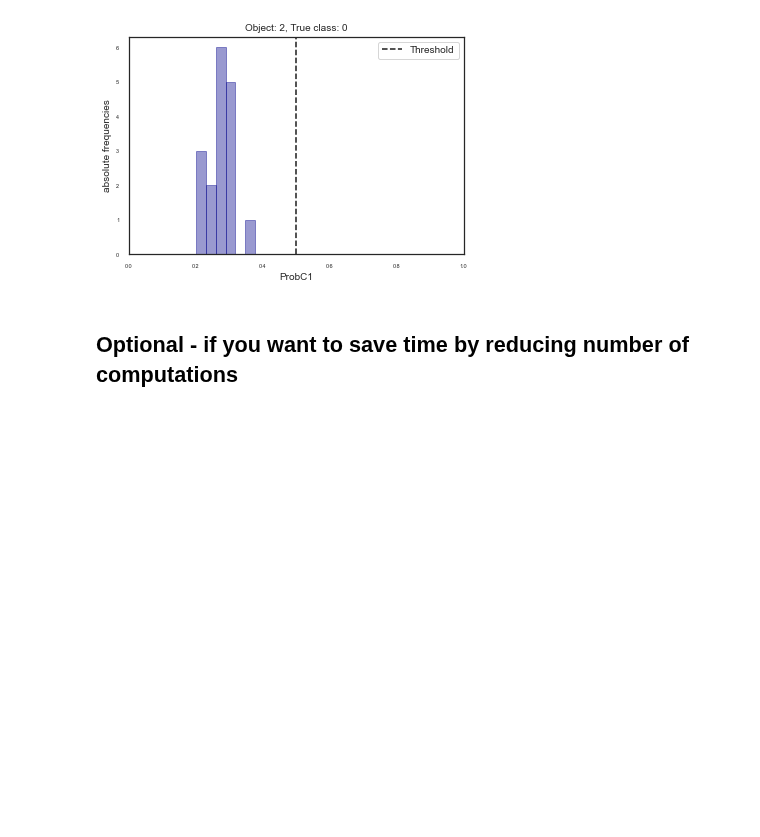
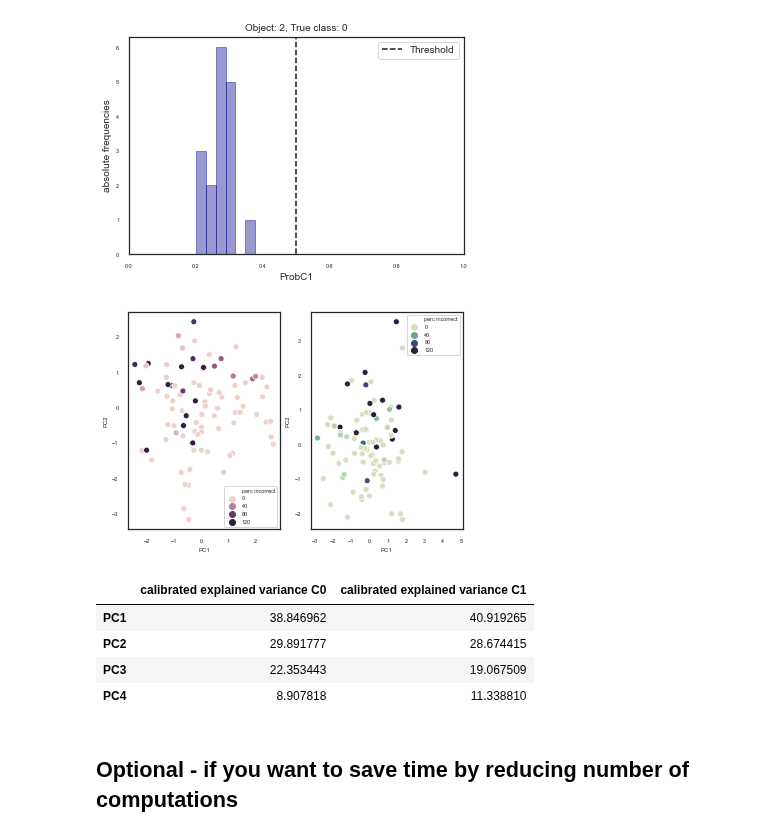
Before and after one commit to NMBU-Data-Science/RENT, a Jupyter notebook: src/RENT/Example.ipynb, the cells around one changed output. Drawn from its saved outputs; the diff is of its cells as text; code cells hidden in the pictures; blank space fills up the shorter version.

```diff
--- a/src/RENT/Example.ipynb
+++ b/src/RENT/Example.ipynb
@@ -271,6 +271,15 @@ analysis.pred_proba_plot(C=0.1, l1_ratio=1, object_id=[1,2])
 # %% [output]
 [figure]
 [figure]
+# %%
+analysis.gradient_plot()
+# %% [output]
+[figure, added]
+|  | calibrated explained variance C0 | calibrated explained variance C1 |
+| PC1 | 38.846962 | 40.919265 |
+| PC2 | 29.891777 | 28.674415 |
+| PC3 | 22.353443 | 19.067509 |
+| PC4 | 8.907818 | 11.338810 |
 # %% [markdown]
 ## Optional - if you want to save time by reducing number of computations
 # %% [markdown]
```
Also changed, not shown: parts of 1 cell of this notebook, 1 other file.
